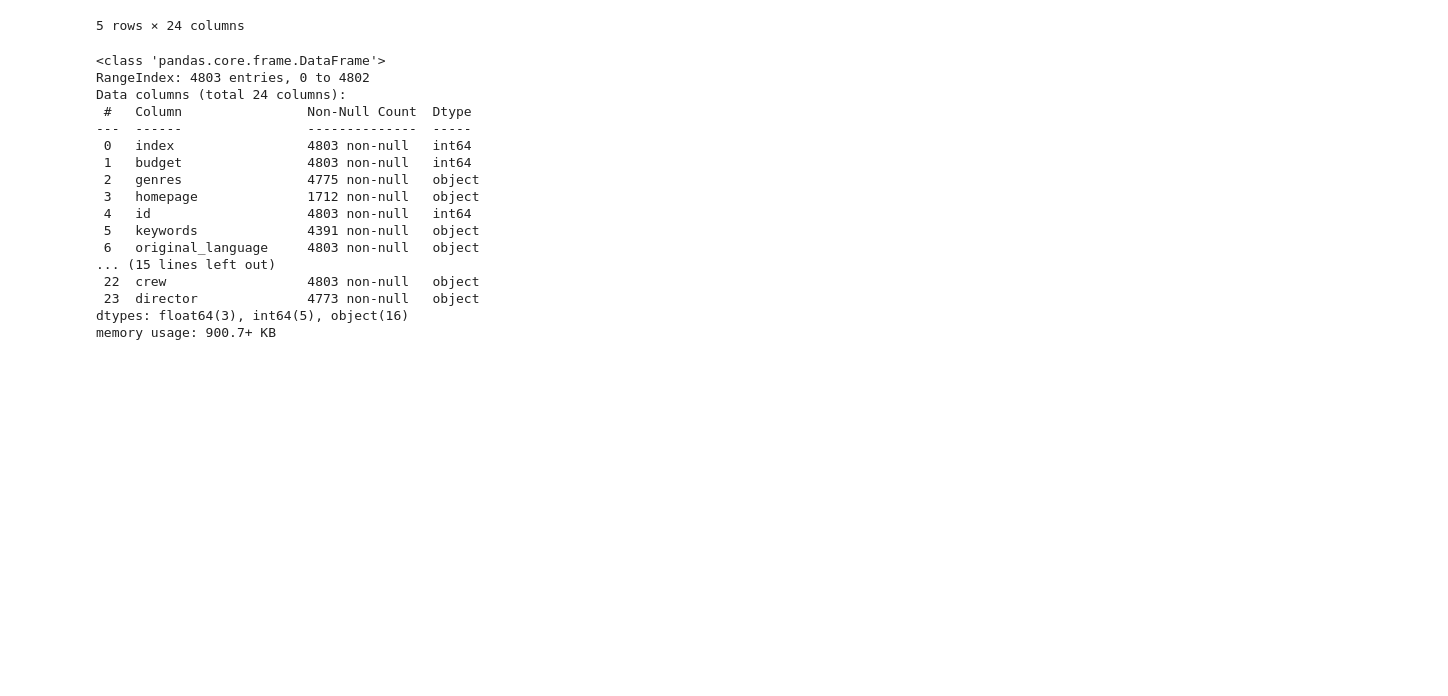
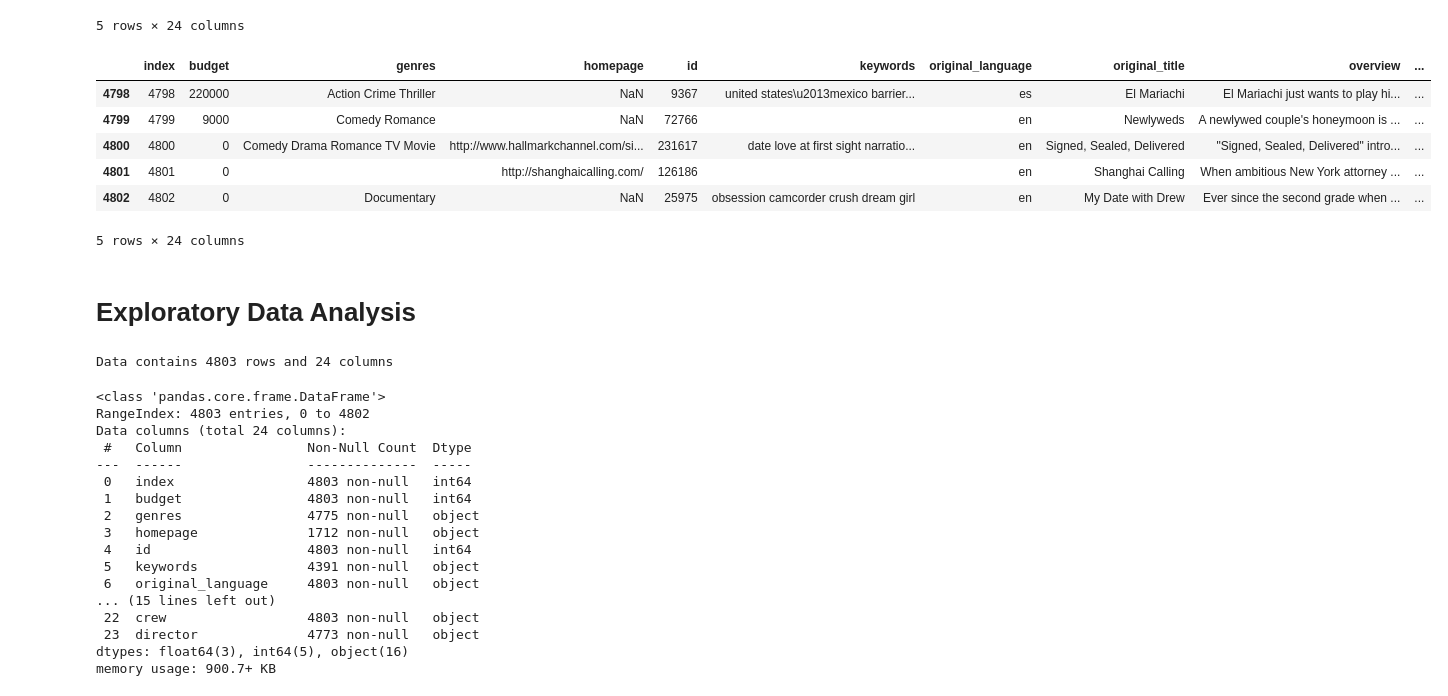
Before and after one commit to rahilaode/Movie-Recommendation-Using-Cosine-Similarity, a Jupyter notebook: Movie Recommendation System Using Cosine Similarity.ipynb, the cells around one changed output. Drawn from its saved outputs; the diff is of its cells as text; code cells hidden in the pictures; blank space fills up the shorter version.

```diff
--- a/Movie Recommendation System Using Cosine Similarity.ipynb
+++ b/Movie Recommendation System Using Cosine Similarity.ipynb
@@ -17,6 +13,22 @@ df.head()
 | 3 | 3 | 250000000 | Action Crime Drama Thriller | http://www.thedarkknightrises.com/ | 49026 | dc comics crime fighter terrorist... | en | The Dark Knight Rises | Following the death of District A... | ... |
 | 4 | 4 | 260000000 | Action Adventure Science Fiction | http://movies.disney.com/john-carter | 49529 | based on novel mars medallion spa... | en | John Carter | John Carter is a war-weary, forme... | ... |
 5 rows × 24 columns
+# %%
+df.tail()
+# %% [output]
+|  | index | budget | genres | homepage | id | keywords | original_language | original_title | overview | ... |
+| 4798 | 4798 | 220000 | Action Crime Thriller | NaN | 9367 | united states\u2013mexico barrier... | es | El Mariachi | El Mariachi just wants to play hi... | ... |
+| 4799 | 4799 | 9000 | Comedy Romance | NaN | 72766 |  | en | Newlyweds | A newlywed couple's honeymoon is ... | ... |
+| 4800 | 4800 | 0 | Comedy Drama Romance TV Movie | http://www.hallmarkchannel.com/si... | 231617 | date love at first sight narratio... | en | Signed, Sealed, Delivered | "Signed, Sealed, Delivered" intro... | ... |
+| 4801 | 4801 | 0 |  | http://shanghaicalling.com/ | 126186 |  | en | Shanghai Calling | When ambitious New York attorney ... | ... |
+| 4802 | 4802 | 0 | Documentary | NaN | 25975 | obsession camcorder crush dream girl | en | My Date with Drew | Ever since the second grade when ... | ... |
+5 rows × 24 columns
+# %% [markdown]
+# Exploratory Data Analysis
+# %%
+print("Data contains {} rows and {} columns".format(df.shape[0], df.shape[1]))
+# %% [output]
+Data contains 4803 rows and 24 columns
 # %%
 df.info()
 # %% [output]
```
Also changed, not shown: parts of 28 cells of this notebook.
